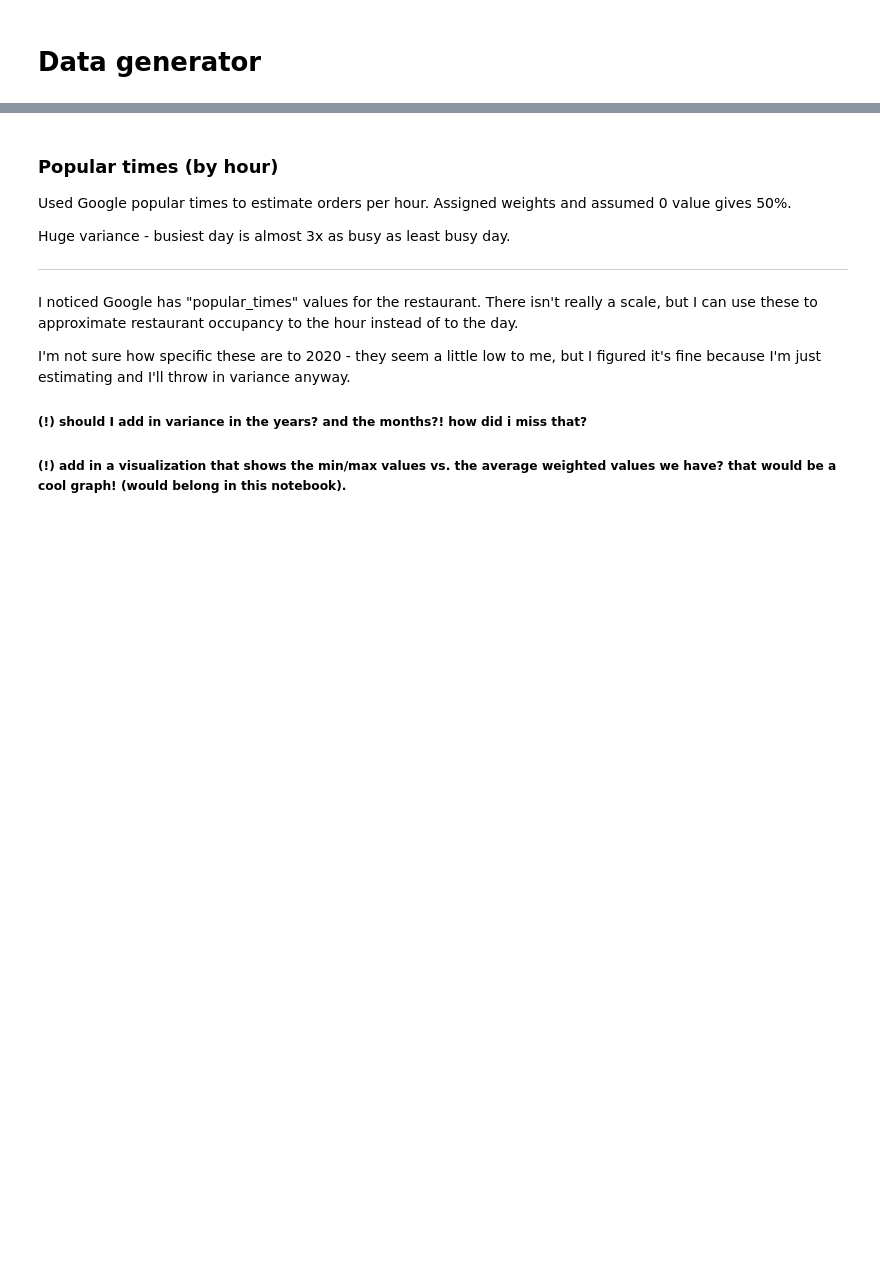
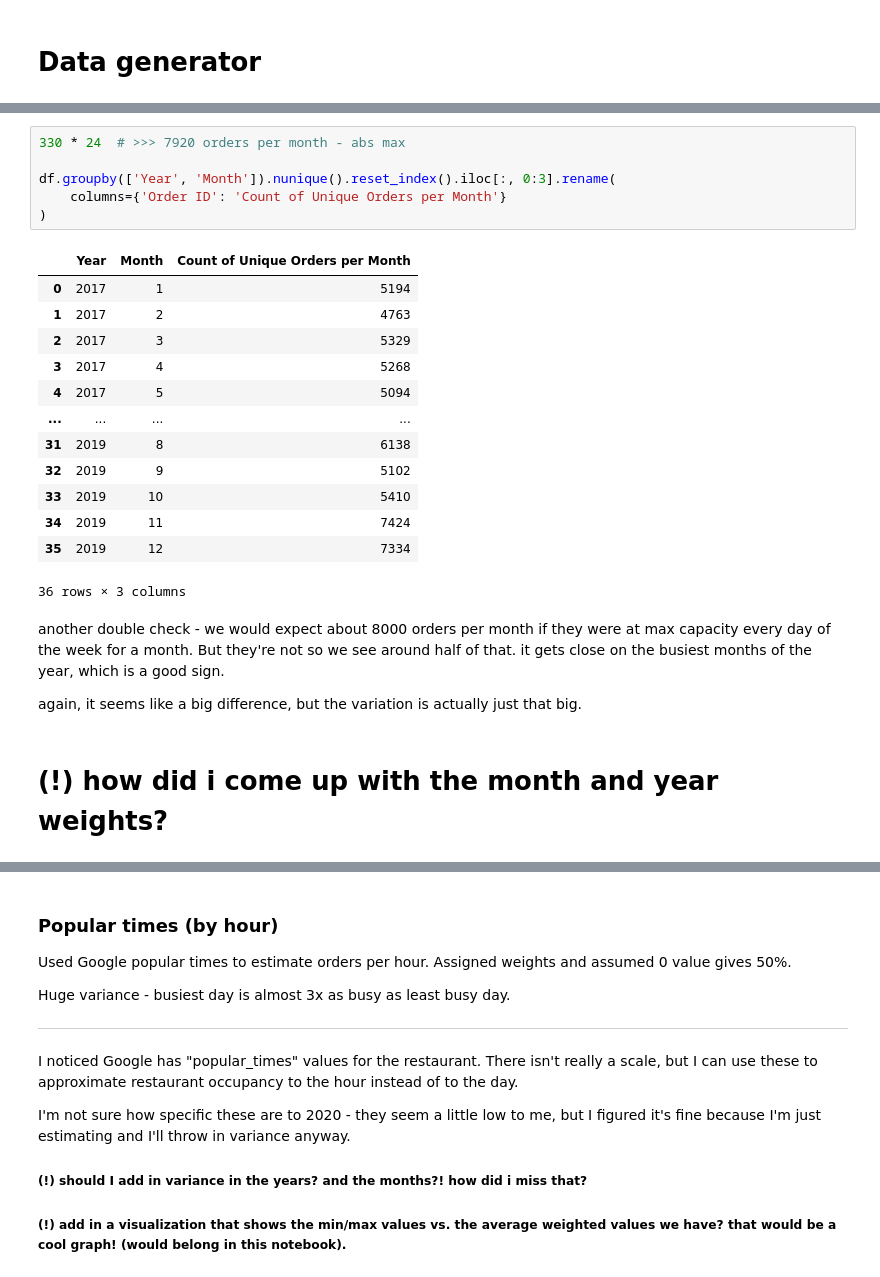
Before and after one commit to onederekchen/thaitanic, a Jupyter notebook: generator/generator_explanation.ipynb, the cells around one changed output, grey strips where cells are left out. Cells and saved outputs as stored; diff of their text form; blank space fills up the shorter version.

```diff
--- a/generator/generator_explanation.ipynb
+++ b/generator/generator_explanation.ipynb
@@ -160,0 +205,26 @@ The idea was to size the total amount
+# %%
+330 * 24  # >>> 7920 orders per month - abs max
+
+df.groupby(['Year', 'Month']).nunique().reset_index().iloc[:, 0:3].rename(
+    columns={'Order ID': 'Count of Unique Orders per Month'}
+)
+# %% [output]
+|  | Year | Month | Count of Unique Orders per Month |
+| 0 | 2017 | 1 | 5194 |
+| 1 | 2017 | 2 | 4763 |
+| 2 | 2017 | 3 | 5329 |
+| 3 | 2017 | 4 | 5268 |
+| 4 | 2017 | 5 | 5094 |
+| ... | ... | ... | ... |
+| 31 | 2019 | 8 | 6138 |
+| 32 | 2019 | 9 | 5102 |
+| 33 | 2019 | 10 | 5410 |
+| 34 | 2019 | 11 | 7424 |
+| 35 | 2019 | 12 | 7334 |
+36 rows × 3 columns
+# %% [markdown]
+another double check - we would expect about 8000 orders per month if they were at max capacity every day of the week for a month. But they're not so we see around half of that. it gets close on the busiest months of the year, which is a good sign.
+
+again, it seems like a big difference, but the variation is actually just that big.
+# %% [markdown]
+# (!) how did i come up with the month and year weights?
```
Also changed, not shown: parts of 15 cells of this notebook.
